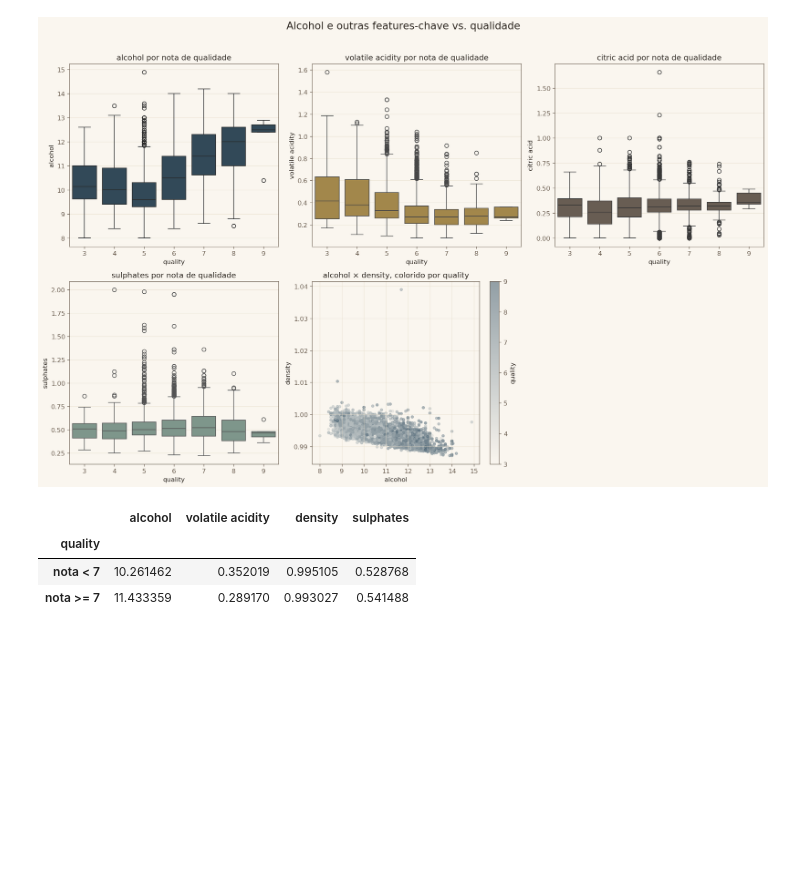
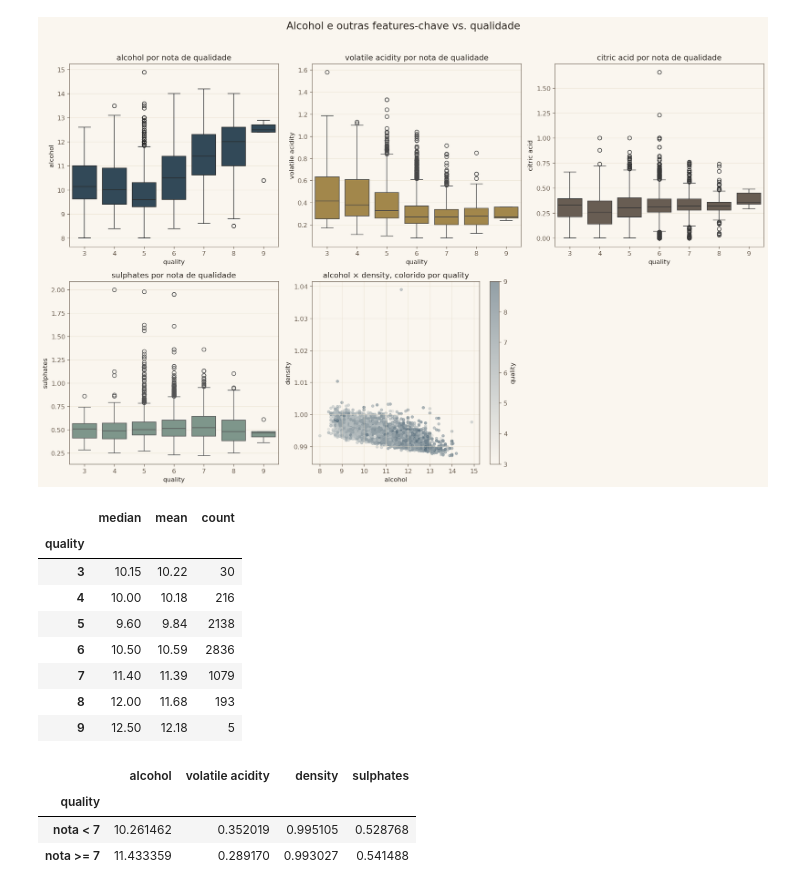
Before and after one commit to jorgelpiva/EDA-WINE-QUALITY, a Jupyter notebook: notebooks/eda-wine-quality.ipynb, the cells around one changed output. Saved outputs shown, nothing was run; the diff lists cells and outputs as text; code cells hidden in the pictures; blank space fills up the shorter version.

```diff
--- a/notebooks/eda-wine-quality.ipynb
+++ b/notebooks/eda-wine-quality.ipynb
@@ -386,6 +404,19 @@ plt.savefig('../images/alcohol-vs-qualidade.png')
 plt.show()
 # %% [output]
 [figure]
+# %%
+# mediana e média de alcohol por nota — para checar se a subida é mesmo linear em toda a escala
+df.groupby('quality')['alcohol'].agg(['median', 'mean', 'count']).round(2)
+# %% [output]
+|  | median | mean | count |
+| quality |  |  |  |
+| 3 | 10.15 | 10.22 | 30 |
+| 4 | 10.00 | 10.18 | 216 |
+| 5 | 9.60 | 9.84 | 2138 |
+| 6 | 10.50 | 10.59 | 2836 |
+| 7 | 11.40 | 11.39 | 1079 |
+| 8 | 12.00 | 11.68 | 193 |
+| 9 | 12.50 | 12.18 | 5 |
 # %%
 # agrupa por nota alta (>=7) vs. o restante, para comparar o "perfil médio" dos dois grupos
 df.groupby(df['quality'] >= 7)[['alcohol', 'volatile acidity', 'density', 'sulphates']].mean().rename(
```
Also changed, not shown: parts of 7 cells of this notebook, 4 other files.
